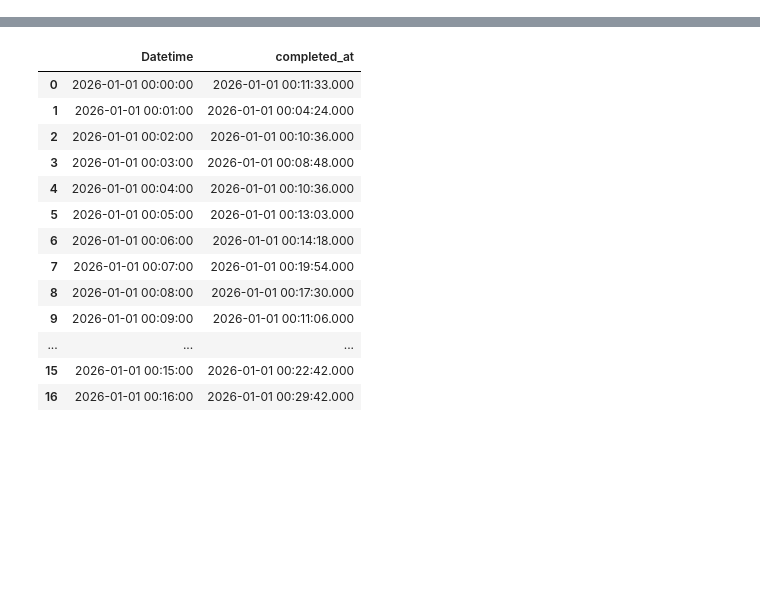
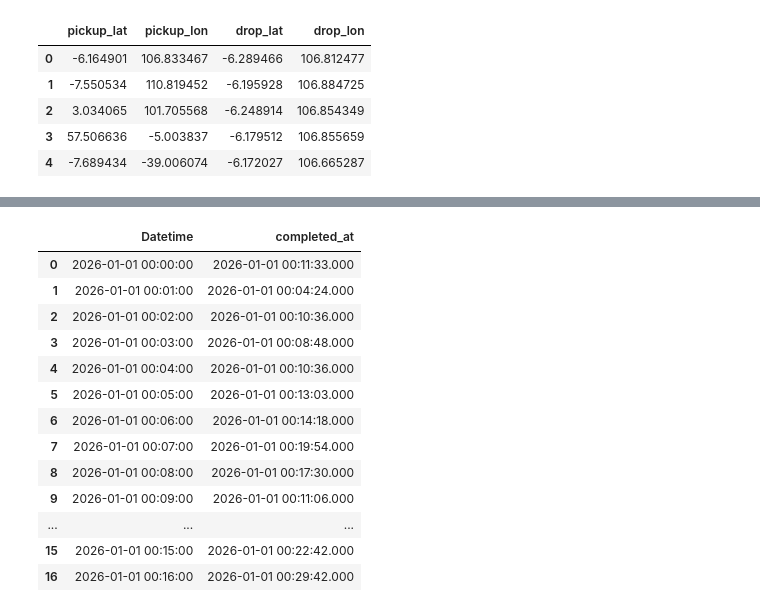
Before and after one commit to Mipjeiger/Taxi-trip-end-to-end-engineering, a Jupyter notebook: production/backend/database/read_data.ipynb, the cells around one changed output, grey strips where cells are left out. Cells and saved outputs as stored; diff of their text form; code cells hidden in the pictures; blank space fills up the shorter version.

```diff
--- a/production/backend/database/read_data.ipynb
+++ b/production/backend/database/read_data.ipynb
@@ -20,0 +72,9 @@ df
+# %%
+df[['pickup_lat', 'pickup_lon', 'drop_lat', 'drop_lon']].head()
+# %% [output]
+|  | pickup_lat | pickup_lon | drop_lat | drop_lon |
+| 0 | -6.164901 | 106.833467 | -6.289466 | 106.812477 |
+| 1 | -7.550534 | 110.819452 | -6.195928 | 106.884725 |
+| 2 | 3.034065 | 101.705568 | -6.248914 | 106.854349 |
+| 3 | 57.506636 | -5.003837 | -6.179512 | 106.855659 |
+| 4 | -7.689434 | -39.006074 | -6.172027 | 106.665287 |
```
Also changed, not shown: parts of 30 cells of this notebook, 7 other files.
